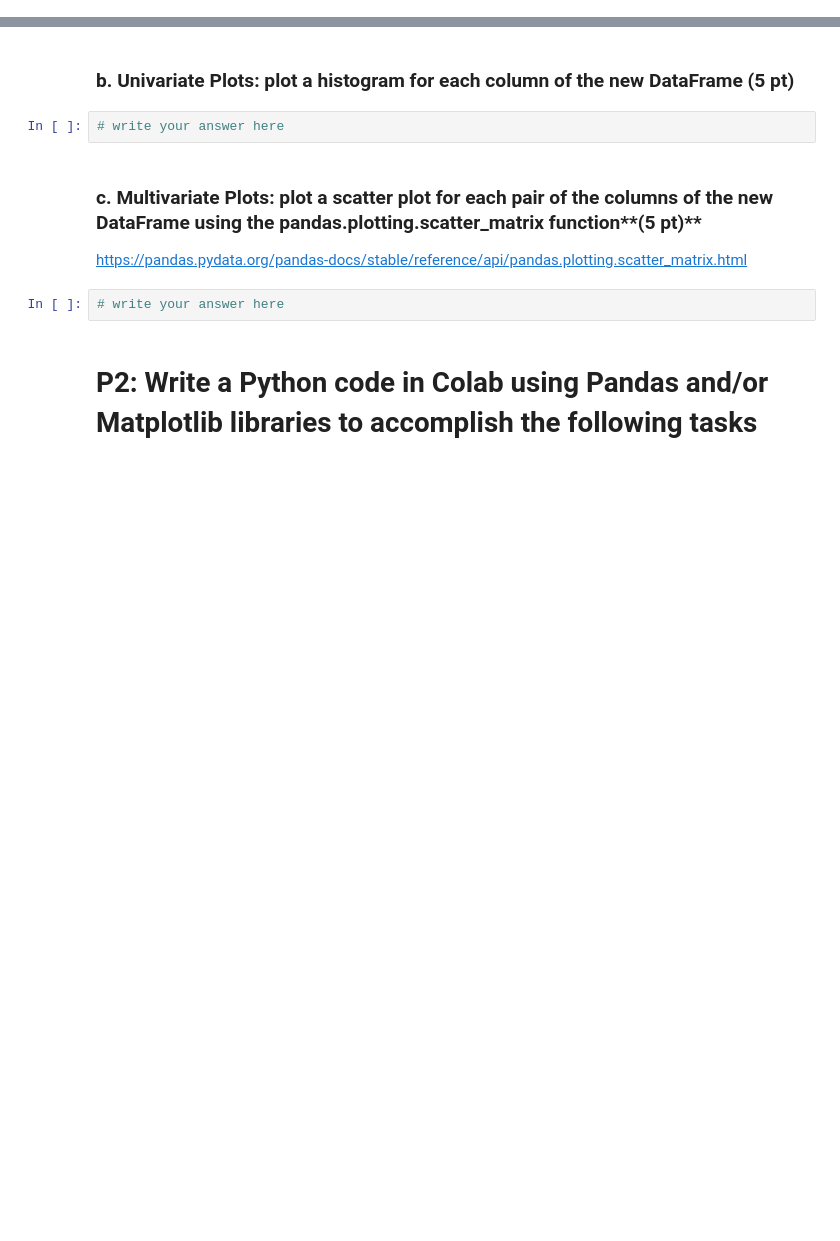
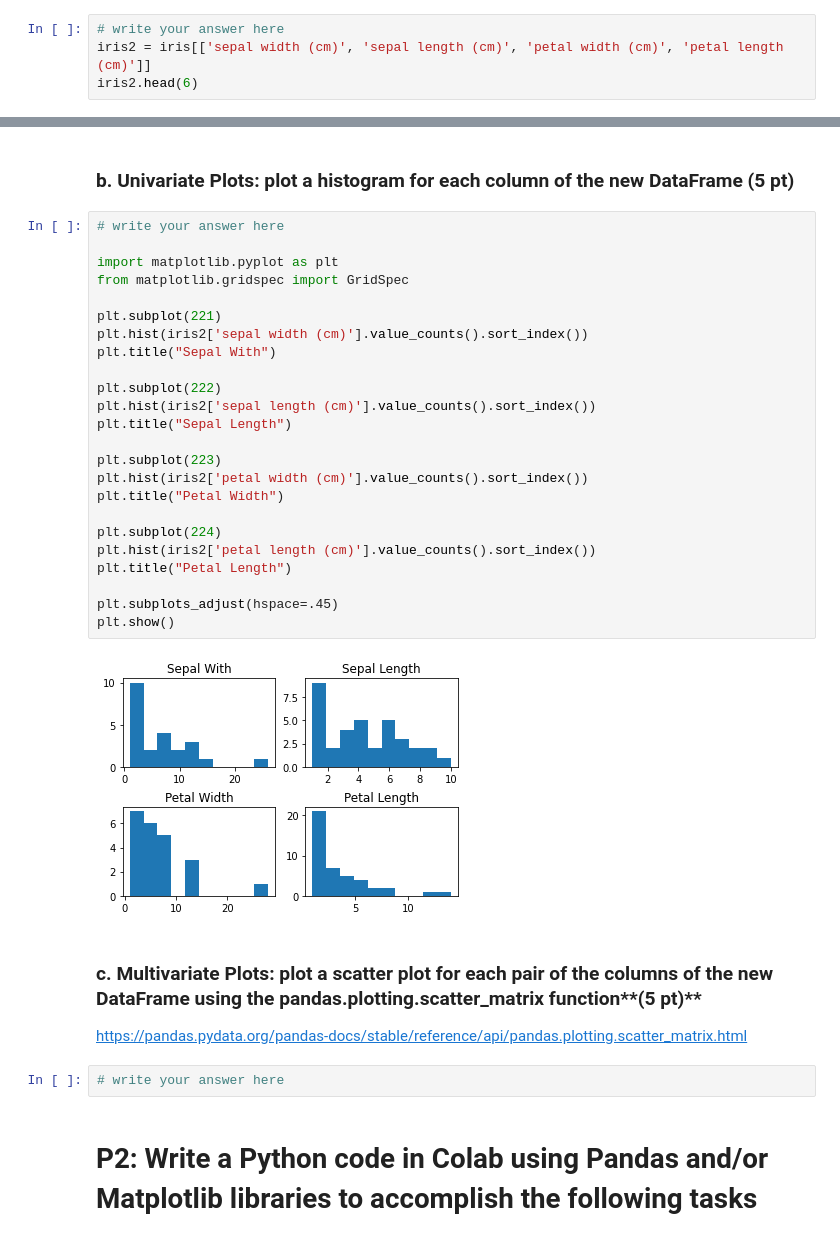
Before and after one commit to austinvanderlyn/School-Files, a Jupyter notebook: IS6733_HW1.ipynb, the cells around one changed output, grey strips where cells are left out. Cells and saved outputs as stored; diff of their text form; blank space fills up the shorter version.

```diff
--- a/IS6733_HW1.ipynb
+++ b/IS6733_HW1.ipynb
@@ -58,0 +90,4 @@ DataFrame and print out the first 5 rows of the new DataFrame **(5 pt)**
+# %%
+# write your answer here
+iris2 = iris[['sepal width (cm)', 'sepal length (cm)', 'petal width (cm)', 'petal length (cm)']]
+iris2.head(6)
@@ -59,7 +102,31 @@ DataFrame and print out the first 5 rows of the new DataFrame **(5 pt)**
 # %% [markdown]
 ### b. Univariate Plots: plot a histogram for each column of the new DataFrame **(5 pt)**
-# %%
-# write your answer here
+# %%
+# write your answer here
+
+import matplotlib.pyplot as plt
+from matplotlib.gridspec import GridSpec
+
+plt.subplot(221)
+plt.hist(iris2['sepal width (cm)'].value_counts().sort_index())
+plt.title("Sepal With")
+
+plt.subplot(222)
+plt.hist(iris2['sepal length (cm)'].value_counts().sort_index())
+plt.title("Sepal Length")
+
+plt.subplot(223)
+plt.hist(iris2['petal width (cm)'].value_counts().sort_index())
+plt.title("Petal Width")
+
+plt.subplot(224)
+plt.hist(iris2['petal length (cm)'].value_counts().sort_index())
+plt.title("Petal Length")
+
+plt.subplots_adjust(hspace=.45)
+plt.show()
+# %% [output]
+[figure, added]
 # %% [markdown]
 ### c. Multivariate Plots: plot a scatter plot for each pair of the columns of the new DataFrame using the pandas.plotting.scatter_matrix function**(5 pt)**
 
```
Also changed, not shown: parts of 5 cells of this notebook.
